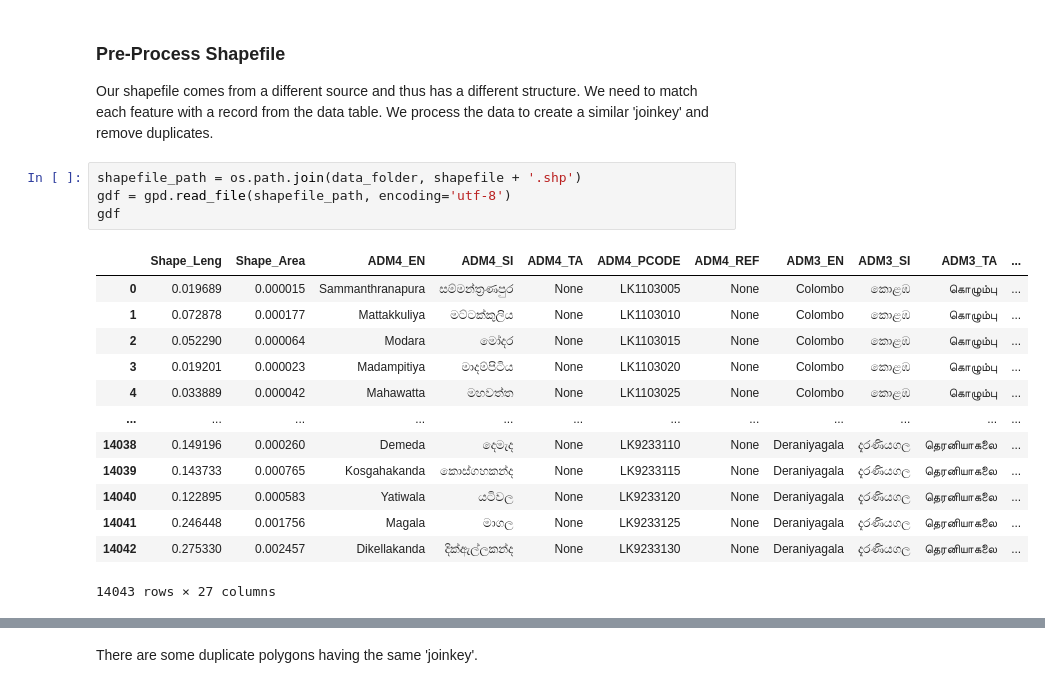
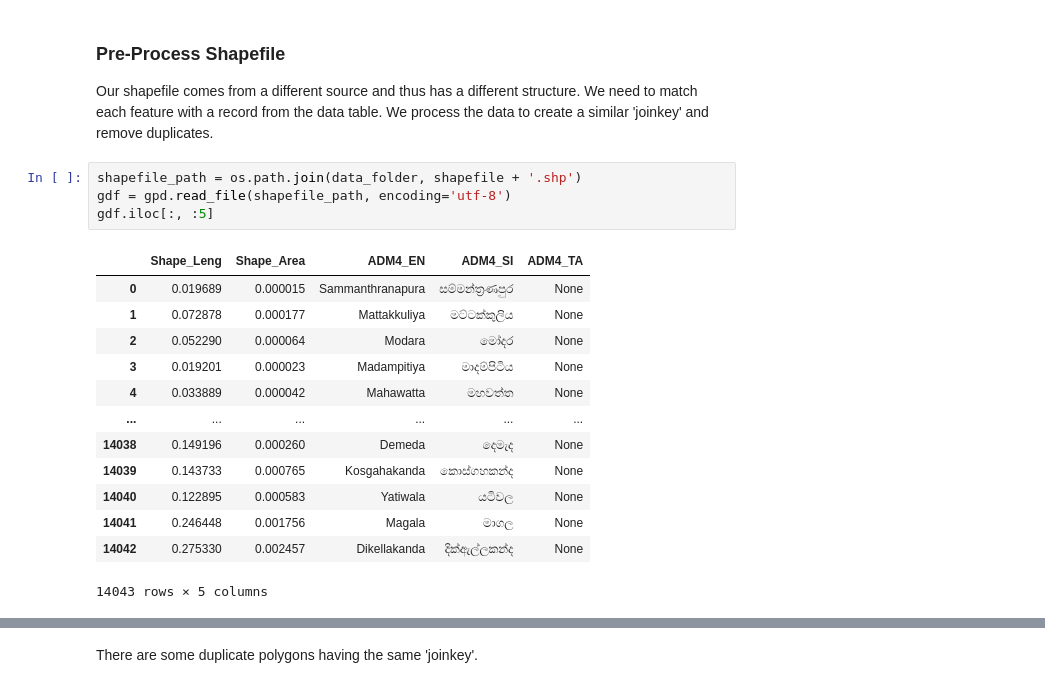
Before and after one commit to spatialthoughts/geopython-tutorials, a Jupyter notebook: notebooks/geopandas_fuzzy_table_join.ipynb, the cells around one changed output, grey strips where cells are left out. Drawn from its saved outputs; the diff is of its cells as text.

```diff
--- a/notebooks/geopandas_fuzzy_table_join.ipynb
+++ b/notebooks/geopandas_fuzzy_table_join.ipynb
@@ -196,21 +191,21 @@ Our shapefile comes from a different source and thus has a different structure.
 # %%
 shapefile_path = os.path.join(data_folder, shapefile + '.shp')
 gdf = gpd.read_file(shapefile_path, encoding='utf-8')
-gdf
+gdf.iloc[:, :5]
 # %% [output]
-|  | Shape_Leng | Shape_Area | ADM4_EN | ADM4_SI | ADM4_TA | ADM4_PCODE | ADM4_REF | ADM3_EN | ADM3_SI | ADM3_TA | ... |
-| 0 | 0.019689 | 0.000015 | Sammanthranapura | සම්මන්ත්‍රණපුර | None | LK1103005 | None | Colombo | කොළඹ | கொழும்பு | ... |
-| 1 | 0.072878 | 0.000177 | Mattakkuliya | මට්ටක්කුලිය | None | LK1103010 | None | Colombo | කොළඹ | கொழும்பு | ... |
-| 2 | 0.052290 | 0.000064 | Modara | මෝදර | None | LK1103015 | None | Colombo | කොළඹ | கொழும்பு | ... |
-| 3 | 0.019201 | 0.000023 | Madampitiya | මාදම්පිටිය | None | LK1103020 | None | Colombo | කොළඹ | கொழும்பு | ... |
-| 4 | 0.033889 | 0.000042 | Mahawatta | මහවත්ත | None | LK1103025 | None | Colombo | කොළඹ | கொழும்பு | ... |
-| ... | ... | ... | ... | ... | ... | ... | ... | ... | ... | ... | ... |
-| 14038 | 0.149196 | 0.000260 | Demeda | දෙමැද | None | LK9233110 | None | Deraniyagala | දැරණියගල | தெரனியாகலை | ... |
-| 14039 | 0.143733 | 0.000765 | Kosgahakanda | කොස්ගහකන්ද | None | LK9233115 | None | Deraniyagala | දැරණියගල | தெரனியாகலை | ... |
-| 14040 | 0.122895 | 0.000583 | Yatiwala | යටිවල | None | LK9233120 | None | Deraniyagala | දැරණියගල | தெரனியாகலை | ... |
-| 14041 | 0.246448 | 0.001756 | Magala | මාගල | None | LK9233125 | None | Deraniyagala | දැරණියගල | தெரனியாகலை | ... |
-| 14042 | 0.275330 | 0.002457 | Dikellakanda | දික්ඇල්ලකන්ද | None | LK9233130 | None | Deraniyagala | දැරණියගල | தெரனியாகலை | ... |
+|  | Shape_Leng | Shape_Area | ADM4_EN | ADM4_SI | ADM4_TA |
+| 0 | 0.019689 | 0.000015 | Sammanthranapura | සම්මන්ත්‍රණපුර | None |
+| 1 | 0.072878 | 0.000177 | Mattakkuliya | මට්ටක්කුලිය | None |
+| 2 | 0.052290 | 0.000064 | Modara | මෝදර | None |
+| 3 | 0.019201 | 0.000023 | Madampitiya | මාදම්පිටිය | None |
+| 4 | 0.033889 | 0.000042 | Mahawatta | මහවත්ත | None |
+| ... | ... | ... | ... | ... | ... |
+| 14038 | 0.149196 | 0.000260 | Demeda | දෙමැද | None |
+| 14039 | 0.143733 | 0.000765 | Kosgahakanda | කොස්ගහකන්ද | None |
+| 14040 | 0.122895 | 0.000583 | Yatiwala | යටිවල | None |
+| 14041 | 0.246448 | 0.001756 | Magala | මාගල | None |
+| 14042 | 0.275330 | 0.002457 | Dikellakanda | දික්ඇල්ලකන්ද | None |
-14043 rows × 27 columns
+14043 rows × 5 columns
 # %%
 gdf_processed = gdf.copy()
 gdf_processed = gdf_processed.rename(columns = {
```
Also changed, not shown: parts of 13 cells of this notebook.
